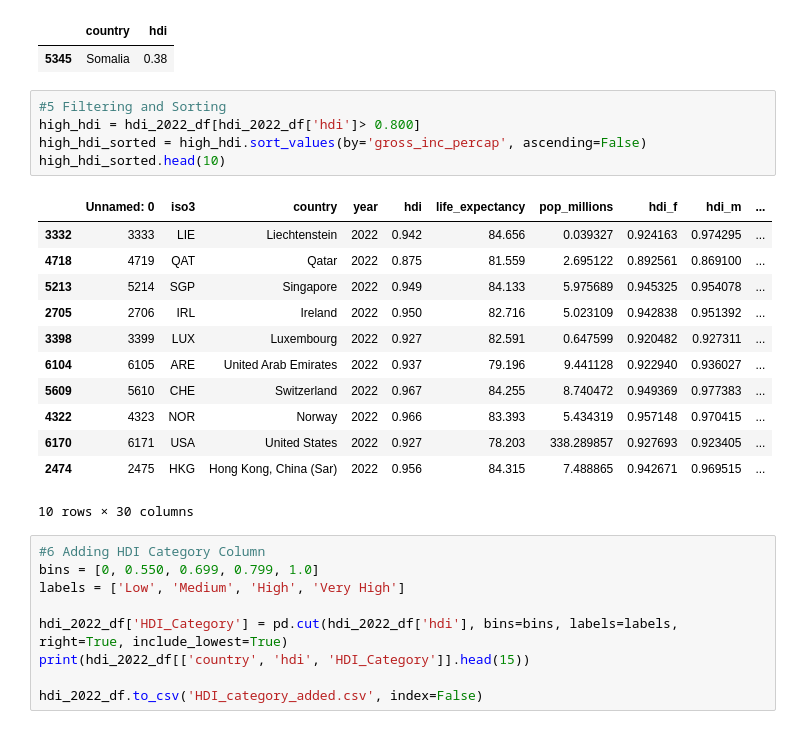
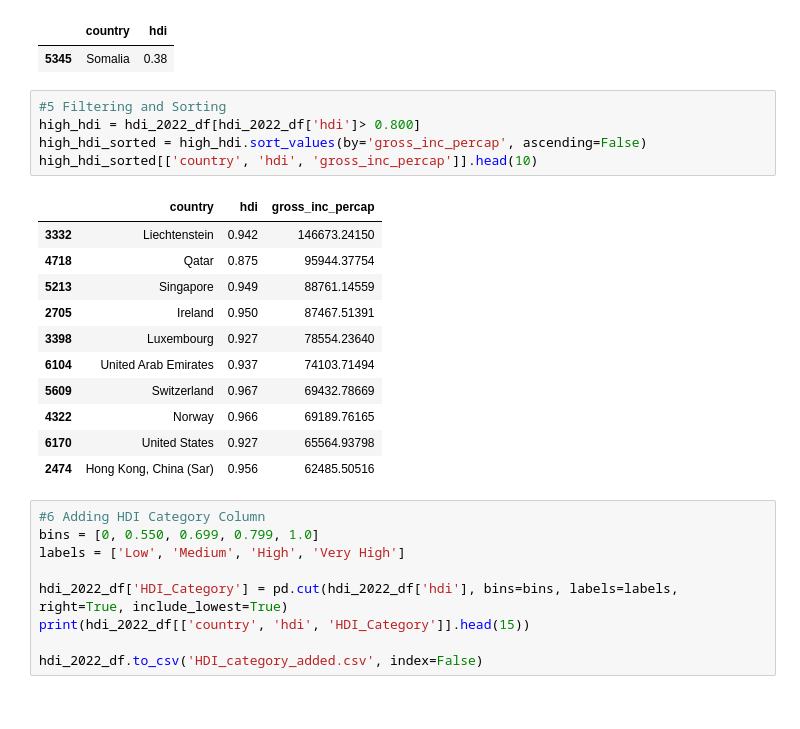
Before and after one commit to Rohit0562-hub/2513246_RohitJoshi, a Jupyter notebook: 2513246_RohitJoshi.ipynb, the cells around one changed output. Saved outputs shown, nothing was run; the diff lists cells and outputs as text.

```diff
--- a/2513246_RohitJoshi.ipynb
+++ b/2513246_RohitJoshi.ipynb
@@ -209,21 +209,20 @@ hdi_2022_df.sort_values(by='hdi', ascending=True).head(1)[['country', 'hdi']]
 # %%
 #5 Filtering and Sorting
 high_hdi = hdi_2022_df[hdi_2022_df['hdi']> 0.800]
 high_hdi_sorted = high_hdi.sort_values(by='gross_inc_percap', ascending=False)
-high_hdi_sorted.head(10)
+high_hdi_sorted[['country', 'hdi', 'gross_inc_percap']].head(10)
 # %% [output]
-|  | Unnamed: 0 | iso3 | country | year | hdi | life_expectancy | pop_millions | hdi_f | hdi_m | ... |
-| 3332 | 3333 | LIE | Liechtenstein | 2022 | 0.942 | 84.656 | 0.039327 | 0.924163 | 0.974295 | ... |
-| 4718 | 4719 | QAT | Qatar | 2022 | 0.875 | 81.559 | 2.695122 | 0.892561 | 0.869100 | ... |
-| 5213 | 5214 | SGP | Singapore | 2022 | 0.949 | 84.133 | 5.975689 | 0.945325 | 0.954078 | ... |
-| 2705 | 2706 | IRL | Ireland | 2022 | 0.950 | 82.716 | 5.023109 | 0.942838 | 0.951392 | ... |
-| 3398 | 3399 | LUX | Luxembourg | 2022 | 0.927 | 82.591 | 0.647599 | 0.920482 | 0.927311 | ... |
-| 6104 | 6105 | ARE | United Arab Emirates | 2022 | 0.937 | 79.196 | 9.441128 | 0.922940 | 0.936027 | ... |
-| 5609 | 5610 | CHE | Switzerland | 2022 | 0.967 | 84.255 | 8.740472 | 0.949369 | 0.977383 | ... |
-| 4322 | 4323 | NOR | Norway | 2022 | 0.966 | 83.393 | 5.434319 | 0.957148 | 0.970415 | ... |
-| 6170 | 6171 | USA | United States | 2022 | 0.927 | 78.203 | 338.289857 | 0.927693 | 0.923405 | ... |
-| 2474 | 2475 | HKG | Hong Kong, China (Sar) | 2022 | 0.956 | 84.315 | 7.488865 | 0.942671 | 0.969515 | ... |
+|  | country | hdi | gross_inc_percap |
+| 3332 | Liechtenstein | 0.942 | 146673.24150 |
+| 4718 | Qatar | 0.875 | 95944.37754 |
+| 5213 | Singapore | 0.949 | 88761.14559 |
+| 2705 | Ireland | 0.950 | 87467.51391 |
+| 3398 | Luxembourg | 0.927 | 78554.23640 |
+| 6104 | United Arab Emirates | 0.937 | 74103.71494 |
+| 5609 | Switzerland | 0.967 | 69432.78669 |
+| 4322 | Norway | 0.966 | 69189.76165 |
+| 6170 | United States | 0.927 | 65564.93798 |
+| 2474 | Hong Kong, China (Sar) | 0.956 | 62485.50516 |
-10 rows × 30 columns
 # %%
 #6 Adding HDI Category Column
 bins = [0, 0.550, 0.699, 0.799, 1.0]
```
Also changed, not shown: parts of 8 cells of this notebook.
